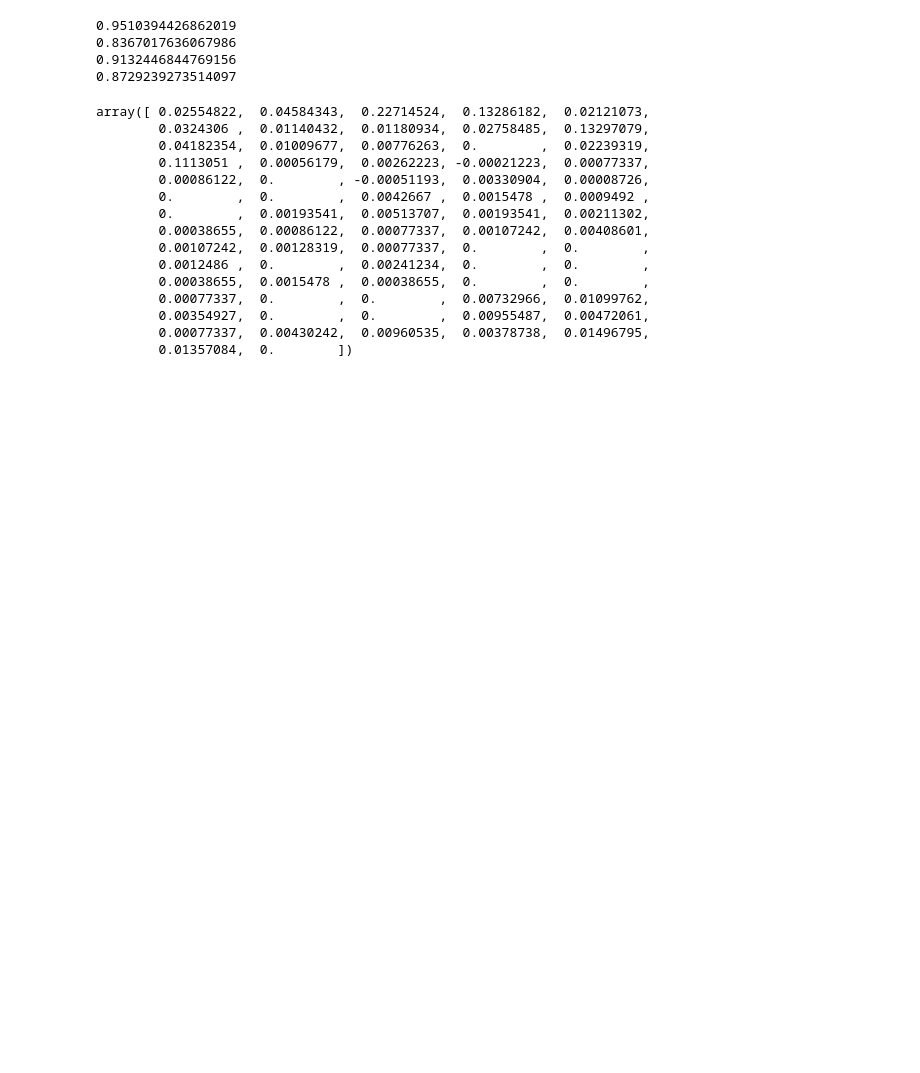
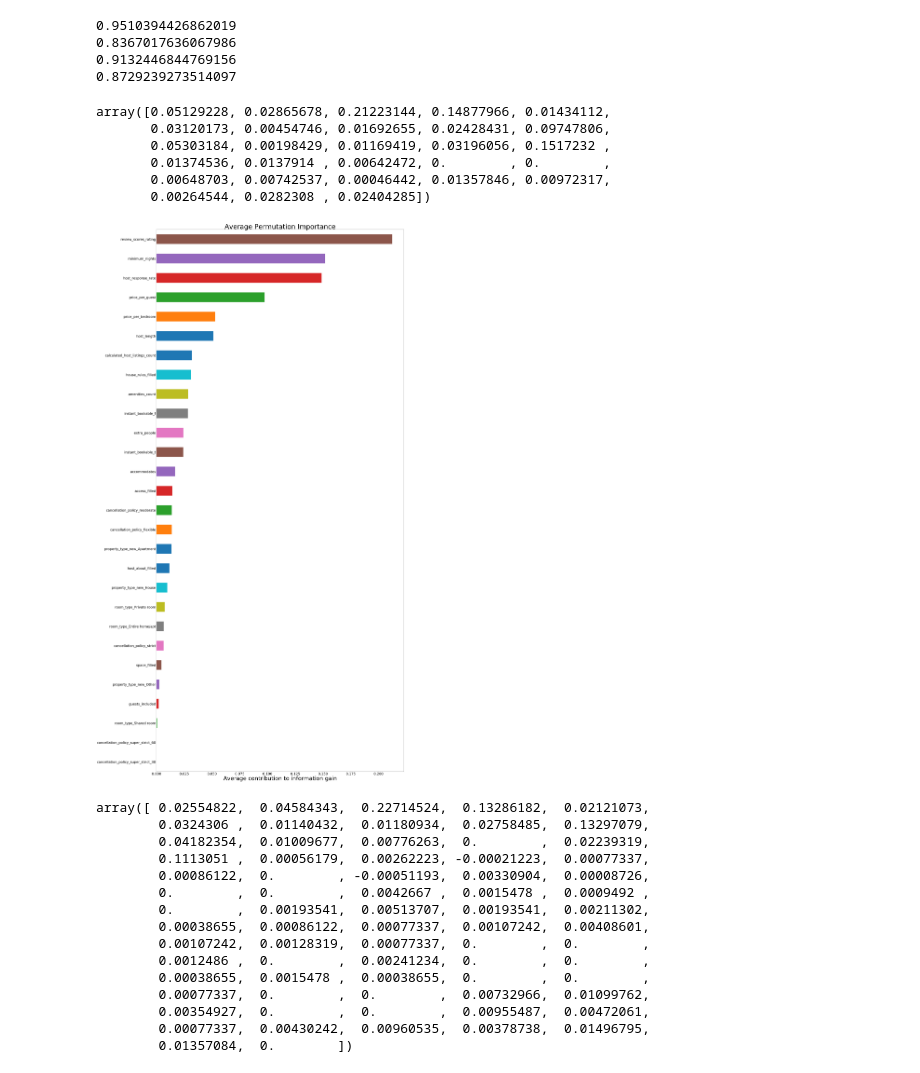
Before and after one commit to julia-git/capstone_airbnb, a Jupyter notebook: RandomForest.ipynb, the cells around one changed output. Cells and saved outputs as stored; diff of their text form; code cells hidden in the pictures; blank space fills up the shorter version.

```diff
--- a/RandomForest.ipynb
+++ b/RandomForest.ipynb
@@ -222,6 +222,36 @@ print(f1_score_2017)
 0.8367017636067986
 0.9132446844769156
 0.8729239273514097
+# %%
+
+X_train, y_train, X_test, y_test = split_data(start_month, end_month)
+X_train = transform_dummify(X_train, columns_to_keep)
+X_test = transform_dummify(X_test, columns_to_keep)
+
+rf_model = pickle.load(open('rf_model8.p', 'rb'))
+rf_pred_prob = rf_model.predict_proba(X_test)
+# %%
+rf_permutation_importance = permutation_importance(rf_model, np.array(X_test), np.array(y_test), scorer=f1_score)
+rf_permutation_importance
+# %% [output]
+array([0.05129228, 0.02865678, 0.21223144, 0.14877966, 0.01434112,
+       0.03120173, 0.00454746, 0.01692655, 0.02428431, 0.09747806,
+       0.05303184, 0.00198429, 0.01169419, 0.03196056, 0.1517232 ,
+       0.01374536, 0.0137914 , 0.00642472, 0.        , 0.        ,
+       0.00648703, 0.00742537, 0.00046442, 0.01357846, 0.00972317,
+       0.00264544, 0.0282308 , 0.02404285])
+# %%
+b_feat_scores = pd.Series(rf_permutation_importance,
+                           index=X_train.columns)
+b_feat_scores = b_feat_scores.sort_values()
+ax = b_feat_scores.plot(kind='barh', figsize=(40,90), fontsize=30)
+ax.set_title('Average Permutation Importance', fontsize=60)
+ax.set_xlabel('Average contribution to information gain',fontsize=50 );
+
+plt.gcf()
+plt.savefig('permutation_import')
+# %% [output]
+[figure, added]
 # %%
 rf_permutation_importance = permutation_importance(rf, np.array(X_test), np.array(y_test), scorer=f1_score)
 rf_permutation_importance
```
Also changed, not shown: 2 other files.
